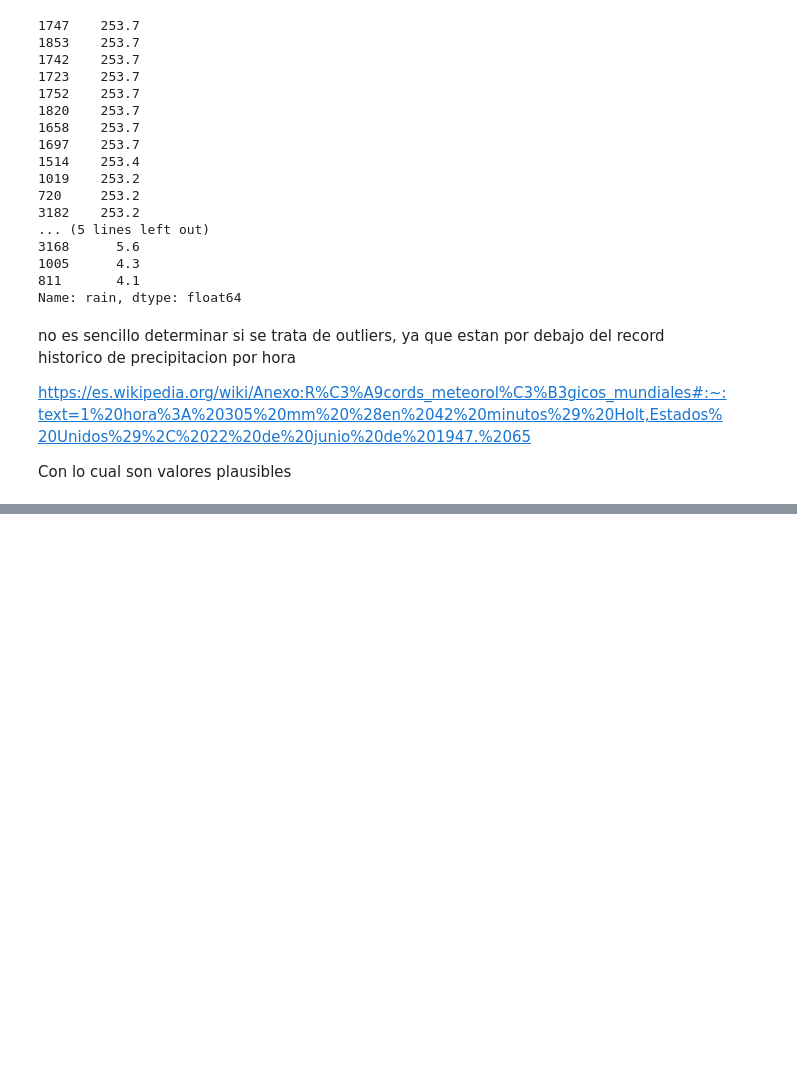
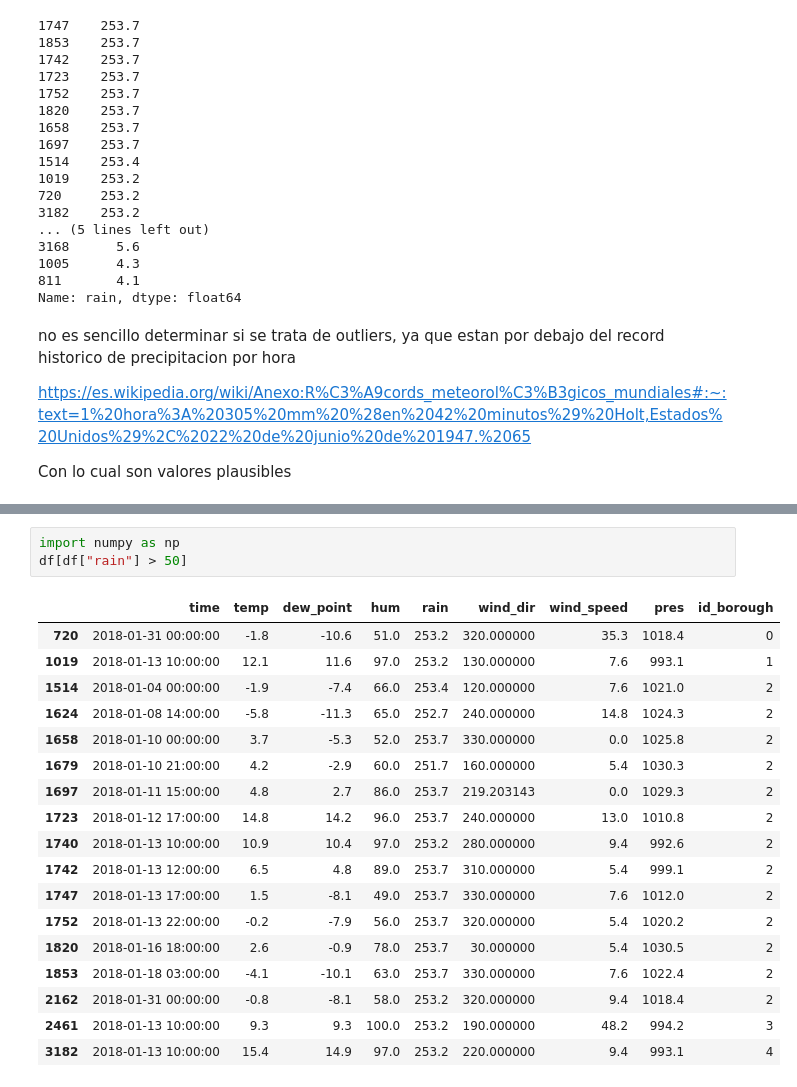
Before and after one commit to namdiv/Final_project, a Jupyter notebook: weather_data.ipynb, the cells around one changed output, grey strips where cells are left out. Drawn from its saved outputs; the diff is of its cells as text; blank space fills up the shorter version.

```diff
--- a/weather_data.ipynb
+++ b/weather_data.ipynb
@@ -299,0 +316,22 @@ Con lo cual son valores plausibles
+# %%
+import numpy as np
+df[df["rain"] > 50]
+# %% [output]
+|  | time | temp | dew_point | hum | rain | wind_dir | wind_speed | pres | id_borough |
+| 720 | 2018-01-31 00:00:00 | -1.8 | -10.6 | 51.0 | 253.2 | 320.000000 | 35.3 | 1018.4 | 0 |
+| 1019 | 2018-01-13 10:00:00 | 12.1 | 11.6 | 97.0 | 253.2 | 130.000000 | 7.6 | 993.1 | 1 |
+| 1514 | 2018-01-04 00:00:00 | -1.9 | -7.4 | 66.0 | 253.4 | 120.000000 | 7.6 | 1021.0 | 2 |
+| 1624 | 2018-01-08 14:00:00 | -5.8 | -11.3 | 65.0 | 252.7 | 240.000000 | 14.8 | 1024.3 | 2 |
+| 1658 | 2018-01-10 00:00:00 | 3.7 | -5.3 | 52.0 | 253.7 | 330.000000 | 0.0 | 1025.8 | 2 |
+| 1679 | 2018-01-10 21:00:00 | 4.2 | -2.9 | 60.0 | 251.7 | 160.000000 | 5.4 | 1030.3 | 2 |
+| 1697 | 2018-01-11 15:00:00 | 4.8 | 2.7 | 86.0 | 253.7 | 219.203143 | 0.0 | 1029.3 | 2 |
+| 1723 | 2018-01-12 17:00:00 | 14.8 | 14.2 | 96.0 | 253.7 | 240.000000 | 13.0 | 1010.8 | 2 |
+| 1740 | 2018-01-13 10:00:00 | 10.9 | 10.4 | 97.0 | 253.2 | 280.000000 | 9.4 | 992.6 | 2 |
+| 1742 | 2018-01-13 12:00:00 | 6.5 | 4.8 | 89.0 | 253.7 | 310.000000 | 5.4 | 999.1 | 2 |
+| 1747 | 2018-01-13 17:00:00 | 1.5 | -8.1 | 49.0 | 253.7 | 330.000000 | 7.6 | 1012.0 | 2 |
+| 1752 | 2018-01-13 22:00:00 | -0.2 | -7.9 | 56.0 | 253.7 | 320.000000 | 5.4 | 1020.2 | 2 |
+| 1820 | 2018-01-16 18:00:00 | 2.6 | -0.9 | 78.0 | 253.7 | 30.000000 | 5.4 | 1030.5 | 2 |
+| 1853 | 2018-01-18 03:00:00 | -4.1 | -10.1 | 63.0 | 253.7 | 330.000000 | 7.6 | 1022.4 | 2 |
+| 2162 | 2018-01-31 00:00:00 | -0.8 | -8.1 | 58.0 | 253.2 | 320.000000 | 9.4 | 1018.4 | 2 |
+| 2461 | 2018-01-13 10:00:00 | 9.3 | 9.3 | 100.0 | 253.2 | 190.000000 | 48.2 | 994.2 | 3 |
+| 3182 | 2018-01-13 10:00:00 | 15.4 | 14.9 | 97.0 | 253.2 | 220.000000 | 9.4 | 993.1 | 4 |
```
Also changed, not shown: parts of 15 cells of this notebook.
